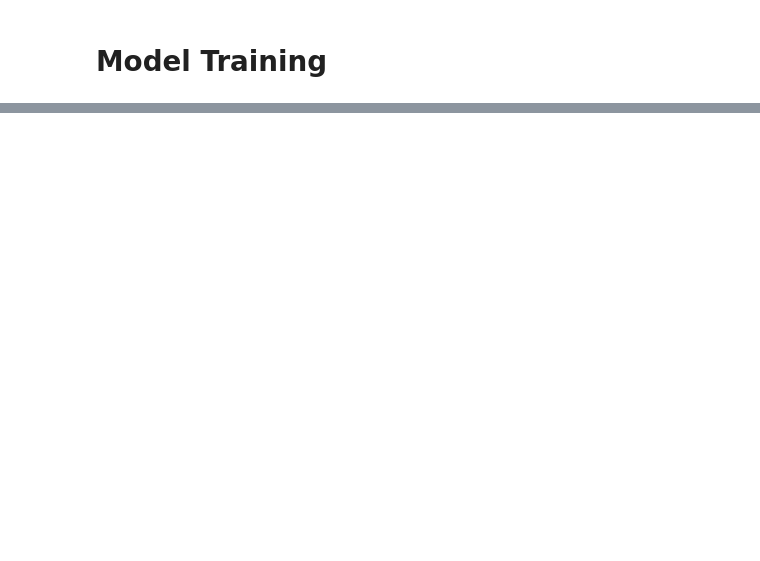
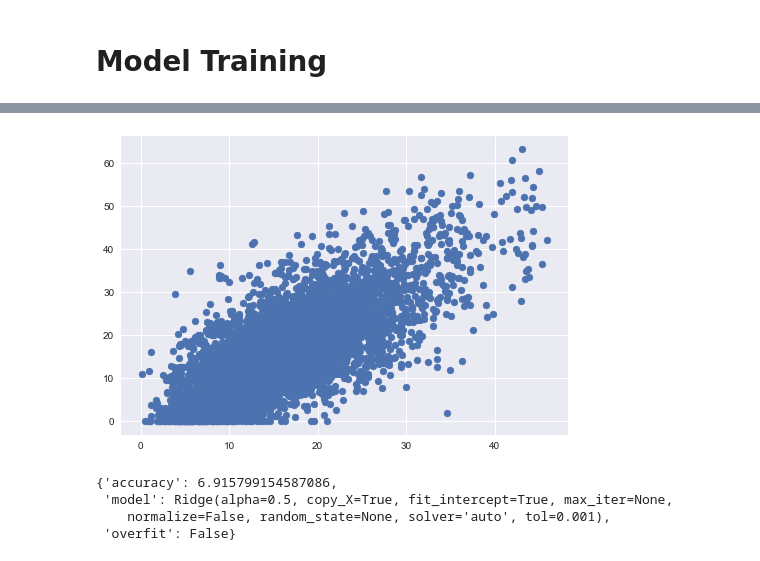
Before and after one commit to meirelon/nba-optimize, a Jupyter notebook: training/model_training.ipynb, the cells around one changed output, grey strips where cells are left out. Saved outputs shown, nothing was run; the diff lists cells and outputs as text; code cells hidden in the pictures; blank space fills up the shorter version.

```diff
--- a/training/model_training.ipynb
+++ b/training/model_training.ipynb
@@ -78,0 +66,11 @@ plt.show()
+# %%
+model_bakeoff(model=ridge_lm,
+              df=training,
+              dependent_var="dk",
+              test_size=0.3)
+# %% [output]
+[figure, added]
+{'accuracy': 6.915799154587086,
+ 'model': Ridge(alpha=0.5, copy_X=True, fit_intercept=True, max_iter=None,
+    normalize=False, random_state=None, solver='auto', tol=0.001),
+ 'overfit': False}
```
Also changed, not shown: parts of 13 cells of this notebook, 3 other files.
